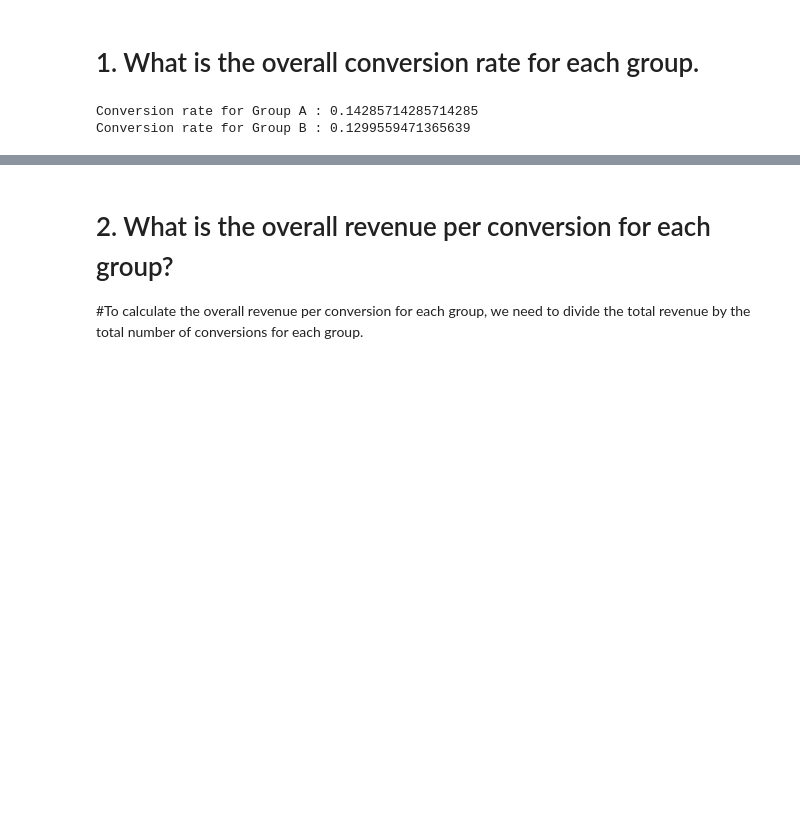
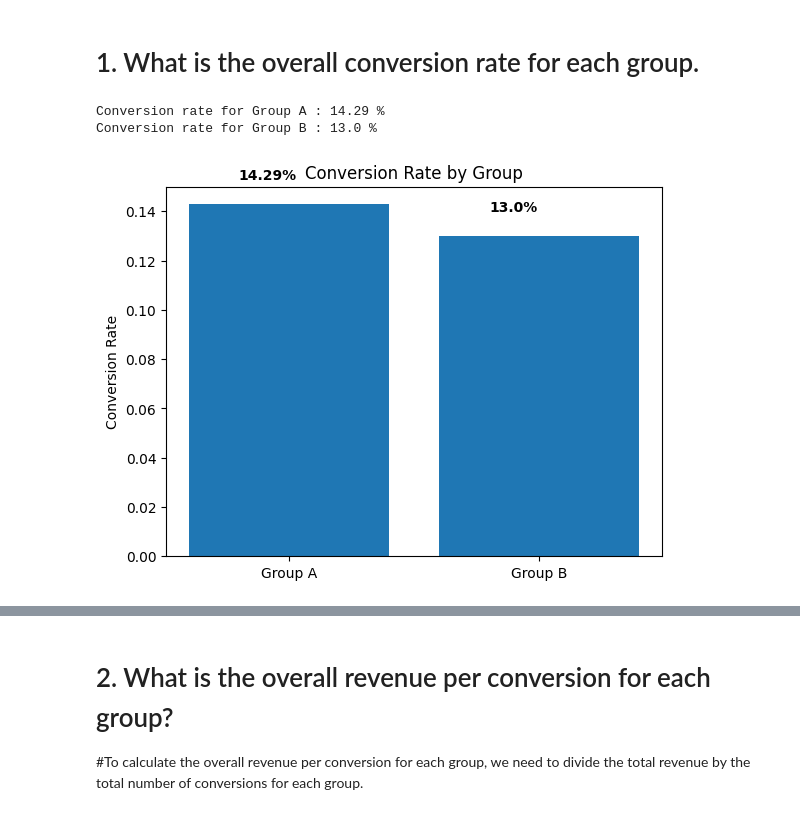
Before and after one commit to Eddy265/Python_Projects, a Jupyter notebook: CTA_AB_TEST.ipynb, the cells around one changed output, grey strips where cells are left out. Saved outputs shown, nothing was run; the diff lists cells and outputs as text; code cells hidden in the pictures; blank space fills up the shorter version.

```diff
--- a/CTA_AB_TEST.ipynb
+++ b/CTA_AB_TEST.ipynb
@@ -62,16 +62,32 @@ print(df)
 group_a_visitors = sum([row['Visitors'] for row in data if row['Group'] == 'A'])
 group_a_conversions = sum([row['Conversions'] for row in data if row['Group'] == 'A'])
 group_a_conversion_rate = group_a_conversions / group_a_visitors
-print("Conversion rate for Group A :", group_a_conversion_rate)
+print("Conversion rate for Group A :", round(group_a_conversion_rate*100,2),"%")
 
 # group B
 group_b_visitors = sum([row['Visitors'] for row in data if row['Group'] == 'B'])
 group_b_conversions = sum([row['Conversions'] for row in data if row['Group'] == 'B'])
 group_b_conversion_rate = group_b_conversions / group_b_visitors
-print("Conversion rate for Group B :", group_b_conversion_rate)
+print("Conversion rate for Group B :", round(group_b_conversion_rate*100,2),"%")
 # %% [output]
-Conversion rate for Group A : 0.14285714285714285
-Conversion rate for Group B : 0.1299559471365639
+Conversion rate for Group A : 14.29 %
+Conversion rate for Group B : 13.0 %
+# %%
+import matplotlib.pyplot as plt
+
+# Create a bar chart
+plt.bar(['Group A', 'Group B'], [group_a_conversion_rate, group_b_conversion_rate])
+plt.ylabel('Conversion Rate')
+plt.title('Conversion Rate by Group')
+
+# Add the values on top of the bars
+for i, v in enumerate([group_a_conversion_rate, group_b_conversion_rate]):
+    plt.text(i-.2, v+.01, str(round(v*100,2))+'%', color='black', fontweight='bold')
+
+# Show the chart
+plt.show()
+# %% [output]
+[figure, added]
 # %%
 import matplotlib.pyplot as plt
 
```
Also changed, not shown: parts of 3 cells of this notebook, 1 other file.
